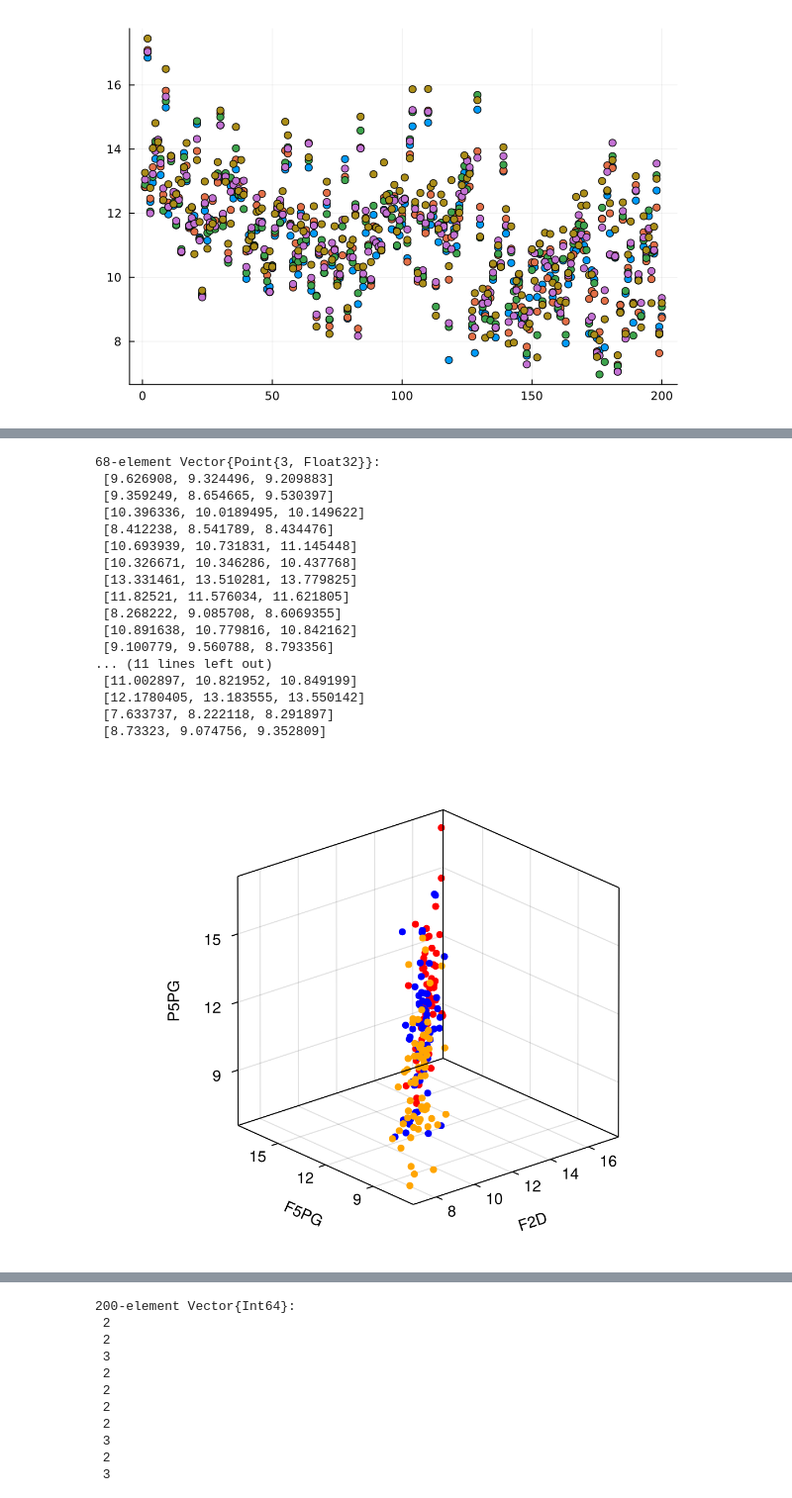
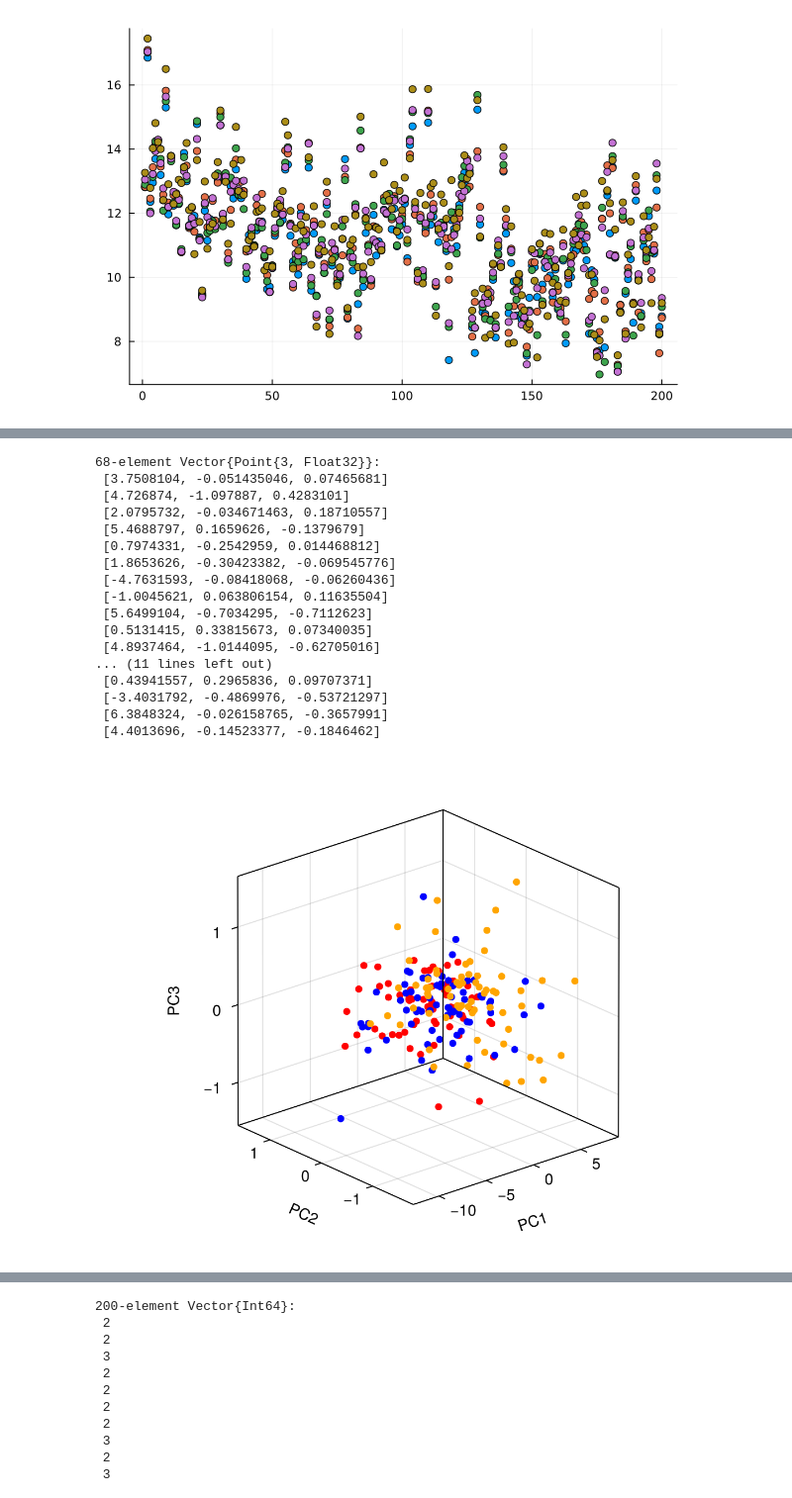
Before and after one commit to helmutstrey/BME-574-2024-homeworks, a Jupyter notebook: BME574 Project cui.ipynb, the cells around one changed output, grey strips where cells are left out. Shown at 99% size. Saved outputs shown, nothing was run; the diff lists cells and outputs as text; code cells hidden in the pictures.

```diff
--- a/BME574 Project cui.ipynb
+++ b/BME574 Project cui.ipynb
@@ -156,3 +129,5 @@ Plots.scatter!(P5PG[:,1],legend = nothing)
 Plots.scatter!(Psus[:,1],  legend = nothing)
 # %% [output]
 [figure]
+# %%
+x = Array((Ym)')
@@ -162,35 +155,35 @@ x2 = [Point3f(xx...) for xx in eachrow(x[67:132,1:3])]
 x3 = [Point3f(xx...) for xx in eachrow(x[133:200,1:3])]
 # %% [output]
 68-element Vector{Point{3, Float32}}:
- [9.626908, 9.324496, 9.209883]
- [9.359249, 8.654665, 9.530397]
- [10.396336, 10.0189495, 10.149622]
- [8.412238, 8.541789, 8.434476]
- [10.693939, 10.731831, 11.145448]
- [10.326671, 10.346286, 10.437768]
- [13.331461, 13.510281, 13.779825]
- [11.82521, 11.576034, 11.621805]
- [8.268222, 9.085708, 8.6069355]
- [10.891638, 10.779816, 10.842162]
- [9.100779, 9.560788, 8.793356]
+ [3.7508104, -0.051435046, 0.07465681]
+ [4.726874, -1.097887, 0.4283101]
+ [2.0795732, -0.034671463, 0.18710557]
+ [5.4688797, 0.1659626, -0.1379679]
+ [0.7974331, -0.2542959, 0.014468812]
+ [1.8653626, -0.30423382, -0.069545776]
+ [-4.7631593, -0.08418068, -0.06260436]
+ [-1.0045621, 0.063806154, 0.11635504]
+ [5.6499104, -0.7034295, -0.7112623]
+ [0.5131415, 0.33815673, 0.07340035]
+ [4.8937464, -1.0144095, -0.62705016]
 ... (11 lines left out)
- [11.002897, 10.821952, 10.849199]
- [12.1780405, 13.183555, 13.550142]
- [7.633737, 8.222118, 8.291897]
- [8.73323, 9.074756, 9.352809]
+ [0.43941557, 0.2965836, 0.09707371]
+ [-3.4031792, -0.4869976, -0.53721297]
+ [6.3848324, -0.026158765, -0.3657991]
+ [4.4013696, -0.14523377, -0.1846462]
 # %%
 fig = Figure()
 ax = Axis3(fig[1,1],
     aspect = (1, 1, 1),
-    xlabel = "F2D",
-    ylabel = "F5PG",
-    zlabel = "P5PG")
+    xlabel = "PC1",
+    ylabel = "PC2",
+    zlabel = "PC3")
 CairoMakie.scatter!(ax,x1, color=:red)
 CairoMakie.scatter!(ax,x2, color=:blue)
 CairoMakie.scatter!(ax,x3, color=:orange)
 fig
 # %% [output]
-[figure, old version]
+[figure, new version]
 # %%
 result = kmeans(x', 3)
 # %% [output]
```
Also changed, not shown: parts of 41 cells of this notebook.
